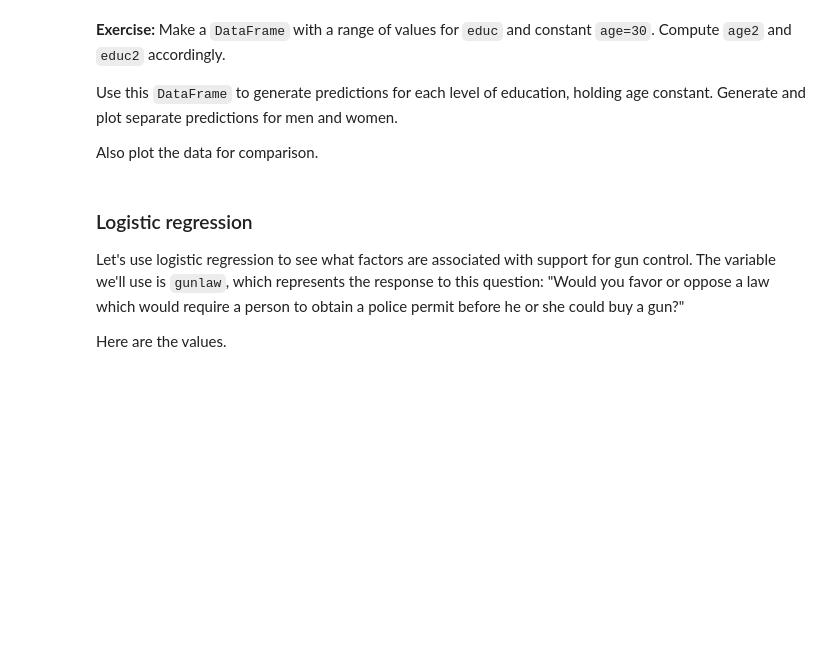
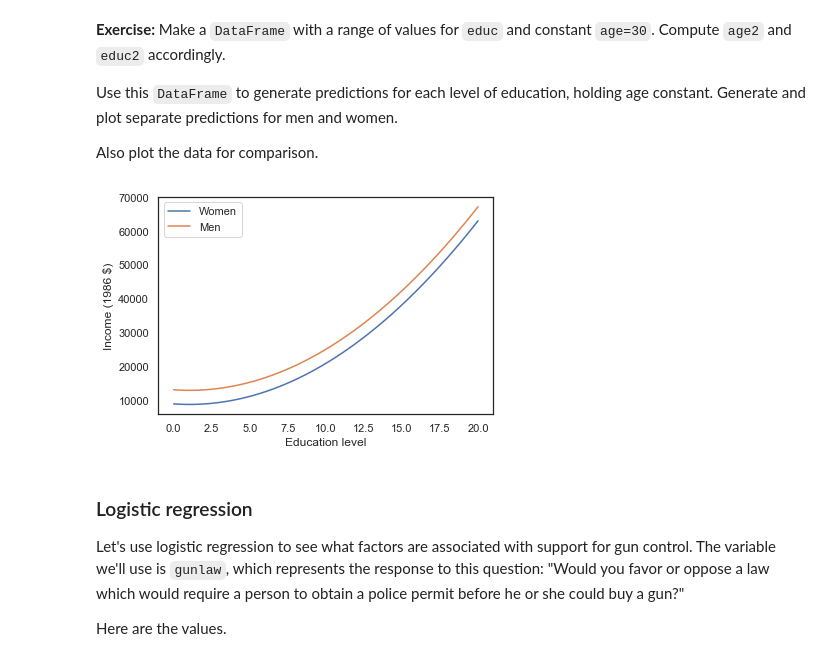
Before and after one commit to gsidsid/ThinkStats2, a Jupyter notebook: homeworks/homework04.ipynb, the cells around one changed output. Saved outputs shown, nothing was run; the diff lists cells and outputs as text; code cells hidden in the pictures; blank space fills up the shorter version.

```diff
--- a/homeworks/homework04.ipynb
+++ b/homeworks/homework04.ipynb
@@ -348,3 +484,23 @@ Also plot the data for comparison.
+# %%
+df = pd.DataFrame()
+df['educ'] = np.linspace(0, 20)
+df['educ2'] = df['educ']**2
+df['age'] = 30
+df['age2'] = df['age']**2
+# %%
+df['sex'] = 2
+pred12 = results.predict(df)
+plt.plot(df['educ'], pred12, label='Women')
+
+df['sex'] = 1
+pred12 = results.predict(df)
+plt.plot(df['educ'], pred12, label='Men')
+
+plt.xlabel('Education level')
+plt.ylabel('Income (1986 $)')
+plt.legend();
+# %% [output]
+[figure, added]
 # %% [markdown]
 ### Logistic regression
 
```
Also changed, not shown: parts of 44 cells of this notebook.
